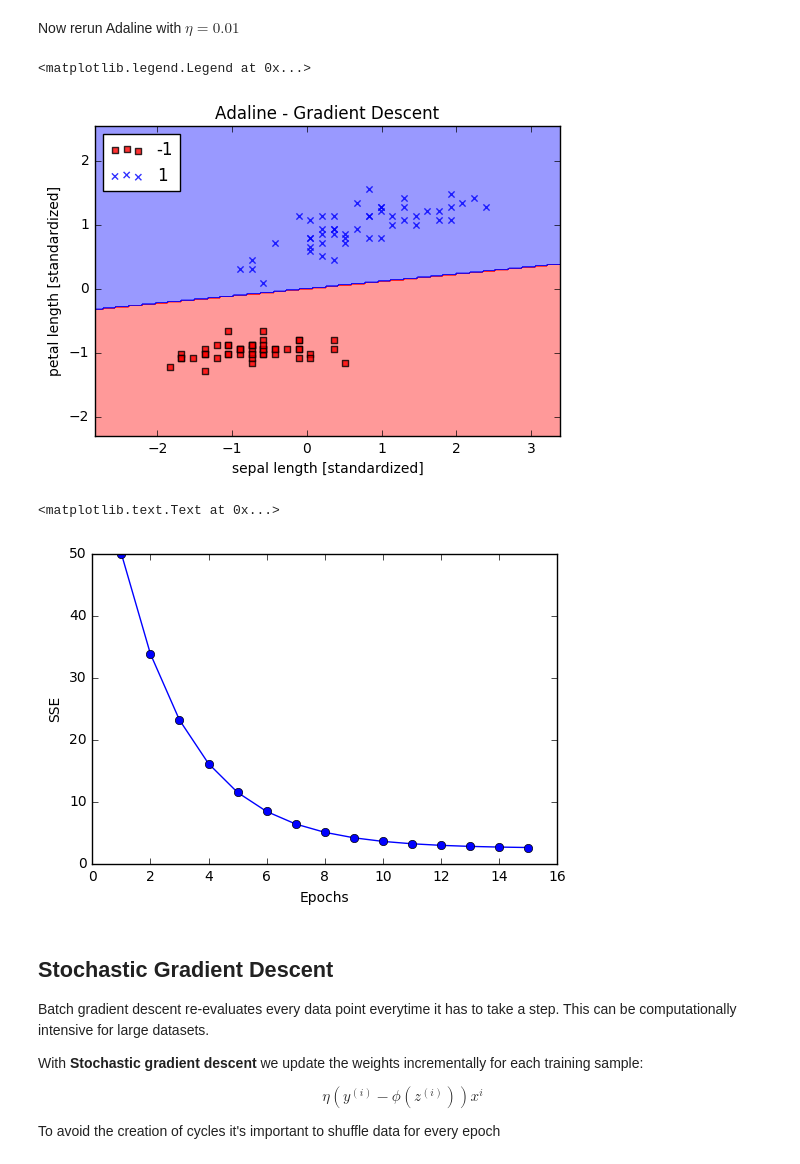
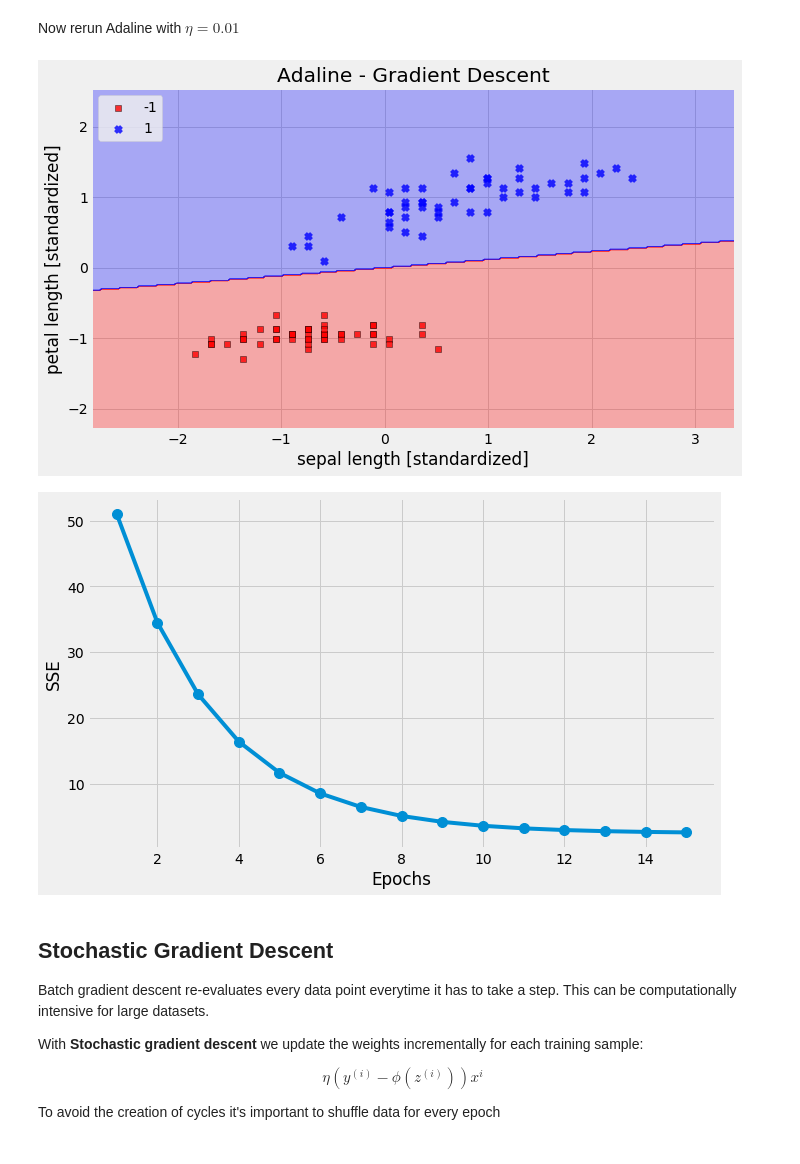
Before and after one commit to alanmarazzi/python-machinelearning, a Jupyter notebook: Chapter 2 - Adaline.ipynb, the cells around one changed output. Cells and saved outputs as stored; diff of their text form; code cells hidden in the pictures.

Commit message:
Update Adaline and utils

```diff
--- a/Chapter 2 - Adaline.ipynb
+++ b/Chapter 2 - Adaline.ipynb
@@ -73,3 +116,5 @@ To find a good $\eta$ let's plot the result with $\eta = 0.1$ and $\eta = 0.0001
+# %%
+plt.style.use('fivethirtyeight')
 # %%
 import pandas as pd
 import matplotlib.pyplot as plt
@@ -103,25 +156,28 @@ X_std[:, 1] = (X[:, 1] - X[:, 1].mean()) / X[:, 1].std()
 # %% [markdown]
 Now rerun Adaline with $\eta = 0.01$
 # %%
-from plot_decision_regions import plot_decision_regions
+from algos.utils import plot_decision_regions
 
 ada = AdalineGD(n_iter=15, eta=0.01)
 ada.fit(X_std, y)
+
 plot_decision_regions(X_std, y, classifier=ada)
 plt.title("Adaline - Gradient Descent")
 plt.xlabel("sepal length [standardized]")
 plt.ylabel("petal length [standardized]")
 plt.legend(loc="upper left")
+plt.tight_layout()
+plt.show()
 # %% [output]
-<matplotlib.legend.Legend at 0x...>
-[figure, old version]
+[figure, new version]
 # %%
-plt.plot(range(1, len(ada.cost_) + 1), ada.cost_, marker="o")
+plt.figure(figsize=(10, 6))
+plt.plot(range(1, len(ada.cost_) + 1), ada.cost_, marker="o", markersize=10)
 plt.xlabel("Epochs")
 plt.ylabel("SSE")
+plt.show()
 # %% [output]
-<matplotlib.text.Text at 0x...>
-[figure, old version]
+[figure, new version]
 # %% [markdown]
 ## Stochastic Gradient Descent
 
```
Also changed, not shown: parts of 4 cells of this notebook, 1 other file.
